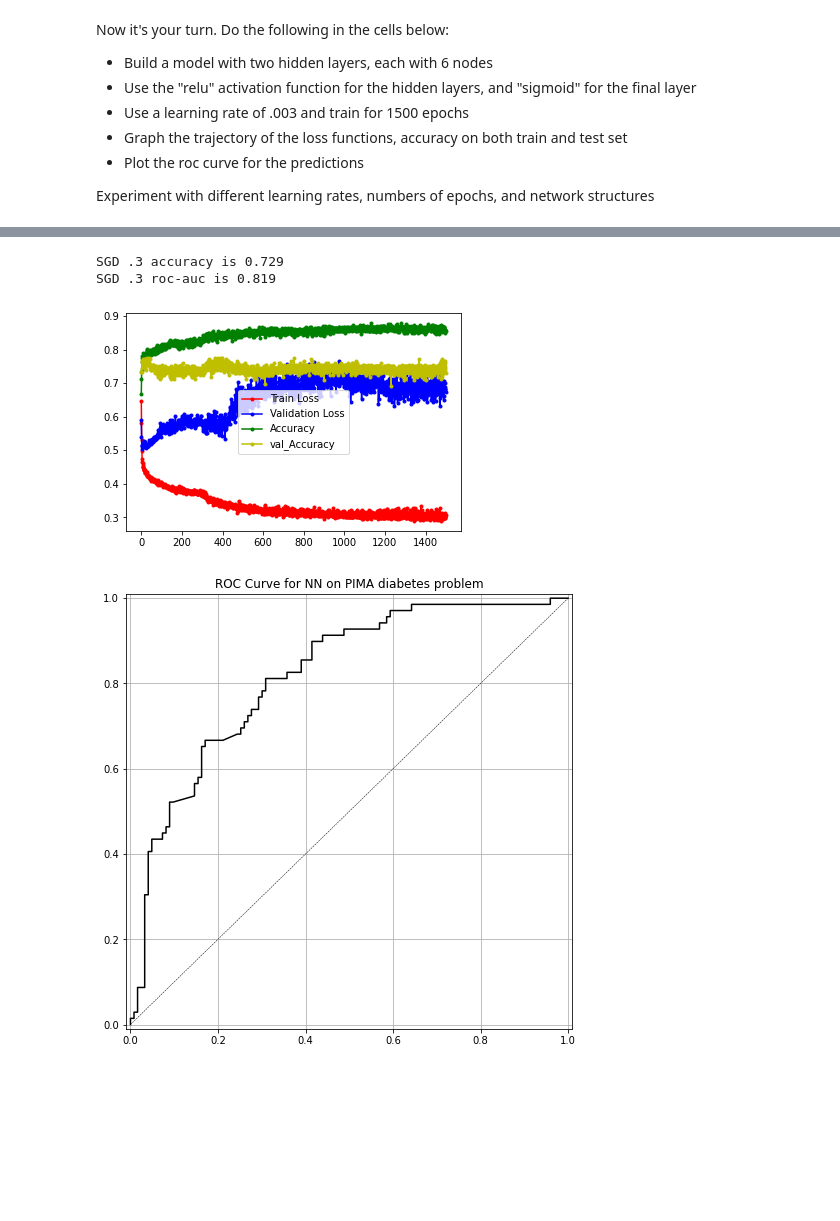
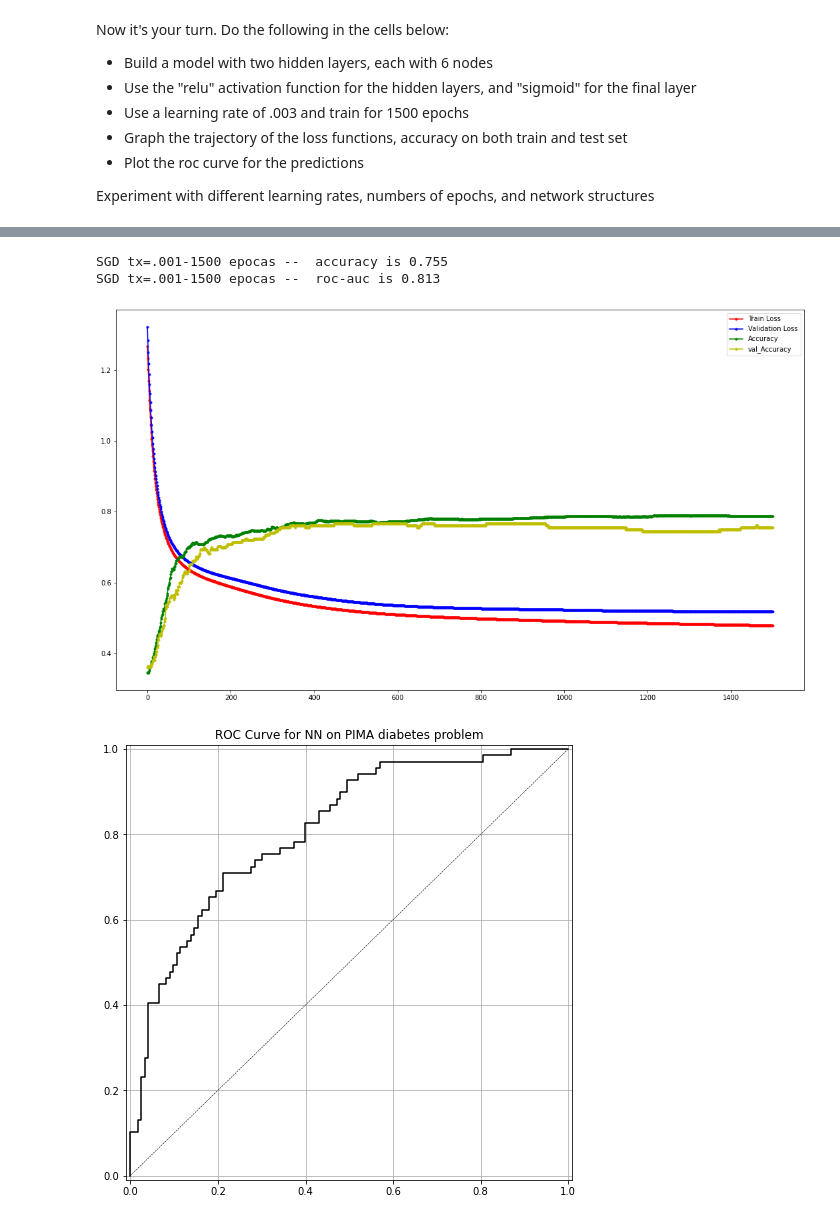
Before and after one commit to BulgarelliM/Computational-Intelligence, a Jupyter notebook: Neural_Network/Keras_First_NN_HW.ipynb, the cells around one changed output, grey strips where cells are left out. Drawn from its saved outputs; the diff is of its cells as text; code cells hidden in the pictures; blank space fills up the shorter version.

```diff
--- a/Neural_Network/Keras_First_NN_HW.ipynb
+++ b/Neural_Network/Keras_First_NN_HW.ipynb
@@ -431,6 +442,10 @@ Epoch 1500/1500
 # %%
+from matplotlib.pyplot import figure
+
+
 def graficos(structure,run_hist, y_pred_class, y_pred_prob):
     fig, ax = plt.subplots()
+    fig.set_size_inches(18.5, 10.5)
     ax.plot(run_hist.history["loss"],'r', marker='.', label="Train Loss")
     ax.plot(run_hist.history["val_loss"],'b', marker='.', label="Validation Loss")
     ax.plot(run_hist.history["accuracy"],'g', marker='.', label="Accuracy")
@@ -440,6 +455,6 @@ def graficos(structure,run_hist, y_pred_class, y_pred_prob):
     # Plot the roc curve for the predictions
     print(f'{structure} '+'accuracy is {:.3f}'.format(accuracy_score(y_test,y_pred_class)))
     print(f'{structure} '+'roc-auc is {:.3f}'.format(roc_auc_score(y_test,y_pred_prob)))
-
+    fig.savefig(f'{structure}.png', dpi=100)
     plot_roc(y_test, y_pred_prob, 'NN')
 # %%
@@ -490,7 +505,7 @@ model_new = Sequential([
     Dense(6, activation="relu"),
     Dense(1, activation="sigmoid")
 ])
-model_new.compile(SGD(lr = .3), "binary_crossentropy", metrics=["accuracy"])
+model_new.compile(SGD(lr = .001), "binary_crossentropy", metrics=["accuracy"])
 run_hist_new1 = model_new.fit(X_train_norm_new, y_train, validation_data=(X_test_norm_new, y_test), epochs=1500)
 y_pred_prob_nn_1_new = model_new.predict(X_test_norm_new)
 y_pred_class_nn_1_new = (y_pred_prob_nn_1_new > 0.5).astype("int32")
@@ -515,10 +530,10 @@ Epoch 1500/1500
 # %%
-graficos('SGD .3',run_hist_new1,y_pred_class_nn_1_new,y_pred_prob_nn_1_new)
+graficos('SGD tx=.001-1500 epocas -- ',run_hist_new1,y_pred_class_nn_1_new,y_pred_prob_nn_1_new)
 # %% [output]
-SGD .3 accuracy is 0.729
-SGD .3 roc-auc is 0.819
+SGD tx=.001-1500 epocas --  accuracy is 0.755
+SGD tx=.001-1500 epocas --  roc-auc is 0.813
-[figure, old version]
+[figure, new version]
-[figure, old version]
+[figure, new version]
 # %%
 model_new = Sequential([
     Dense(6, input_shape=(8,), activation="relu"),
```
Also changed, not shown: parts of 21 cells of this notebook, 4 other files.
